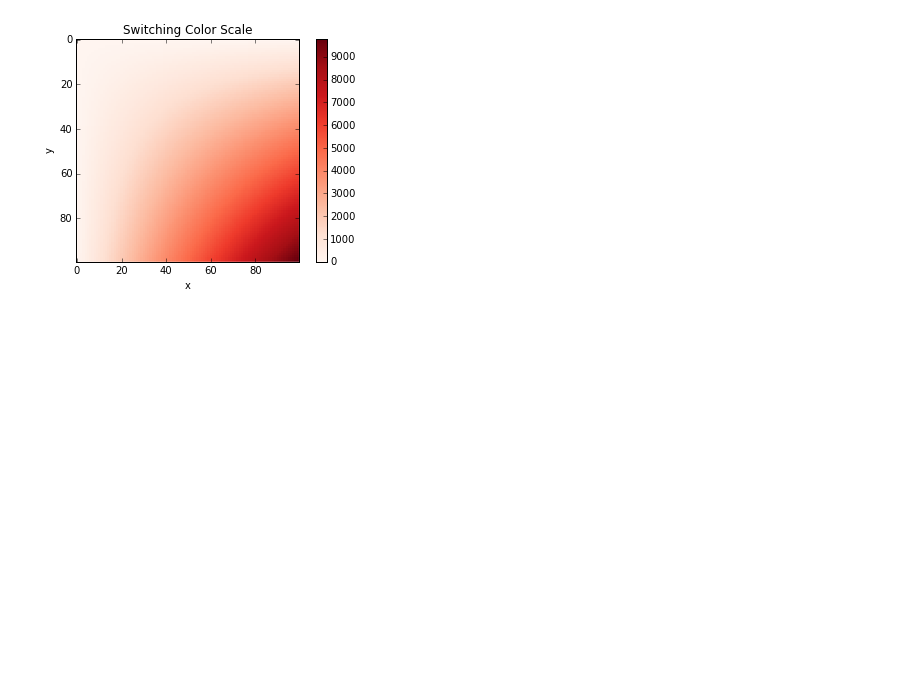
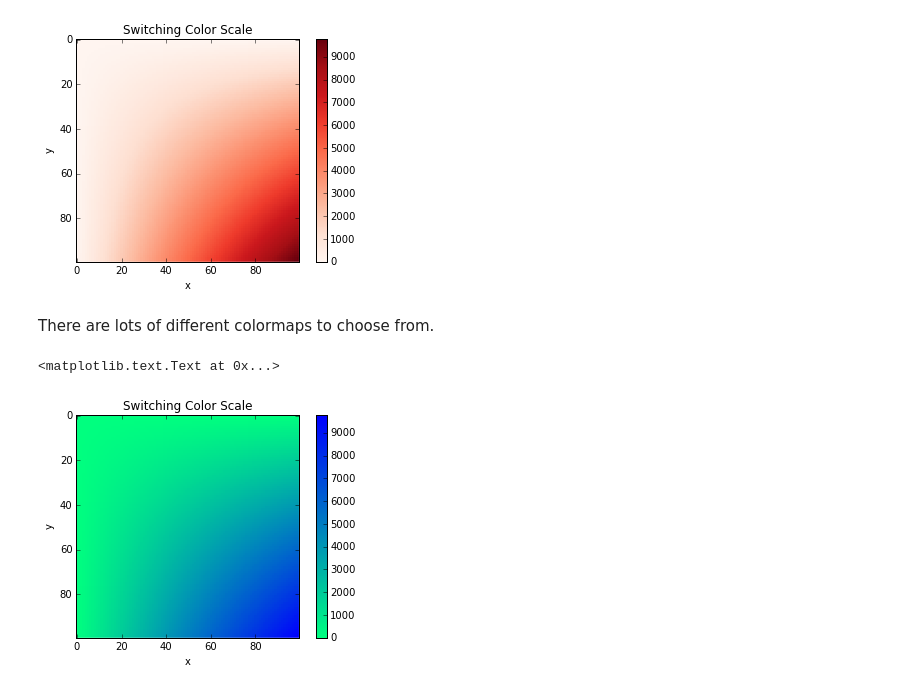
Before and after one commit to vbarua/PythonWorkshop, a Jupyter notebook: Plotting/2 - Plotting Matrices.ipynb, the cells around one changed output. Saved outputs shown, nothing was run; the diff lists cells and outputs as text; code cells hidden in the pictures; blank space fills up the shorter version.

Commit message:
Finished up plotting section.

```diff
--- a/Plotting/2 - Plotting Matrices.ipynb
+++ b/Plotting/2 - Plotting Matrices.ipynb
@@ -60,3 +61,14 @@ plt.title("Switching Color Scale ")
 # %% [output]
 <matplotlib.text.Text at 0x...>
 [figure]
+# %% [markdown]
+There are lots of different colormaps to choose from.
+# %%
+plt.imshow(mat, cmap=cm.winter_r, interpolation='none')
+plt.colorbar()
+plt.xlabel("x")
+plt.ylabel("y")
+plt.title("Switching Color Scale ")
+# %% [output]
+<matplotlib.text.Text at 0x...>
+[figure, added]
```
Also changed, not shown: parts of 5 cells of this notebook.
